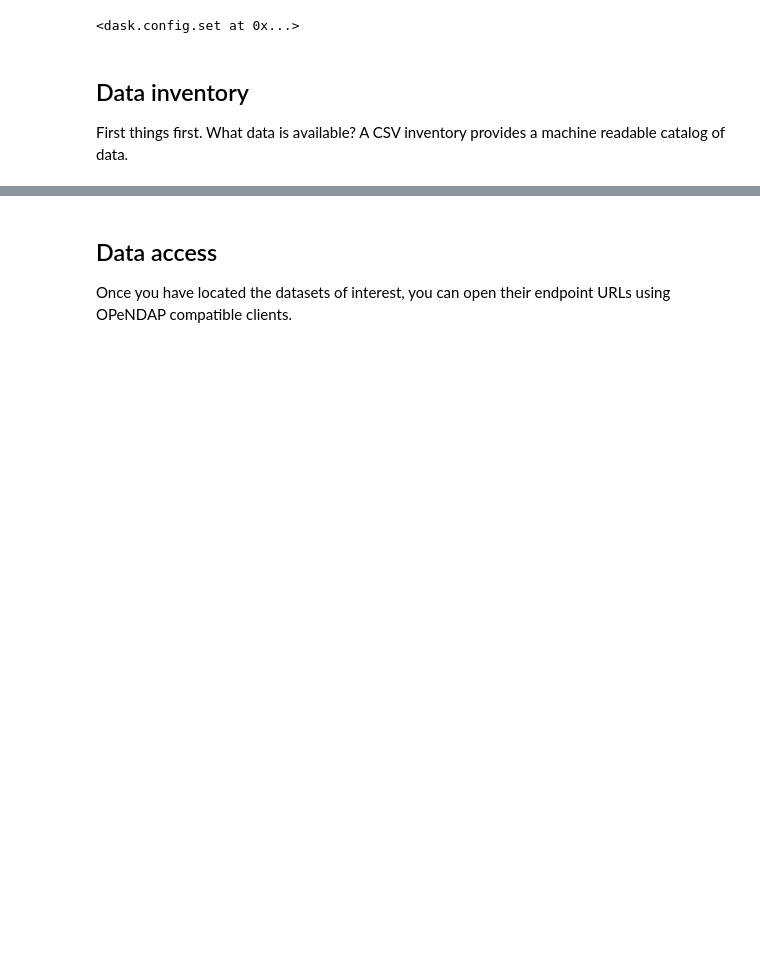
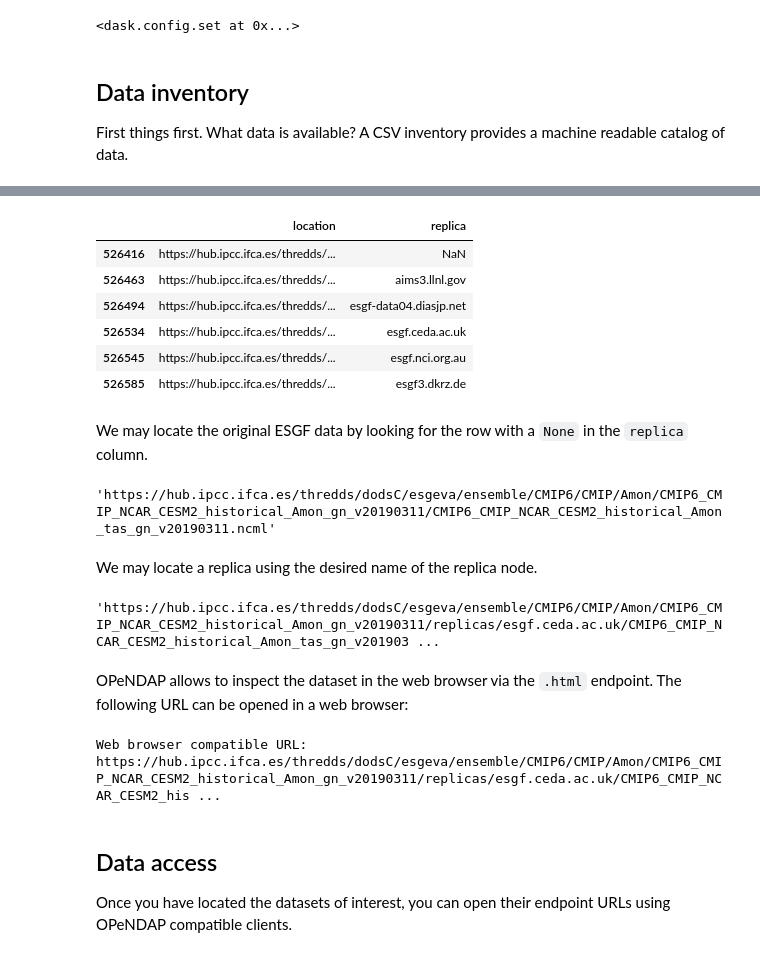
Before and after one commit to zequihg50/science-gateway-esgf, a Jupyter notebook: notebooks/getting-started.ipynb, the cells around one changed output, grey strips where cells are left out. Drawn from its saved outputs; the diff is of its cells as text; code cells hidden in the pictures; blank space fills up the shorter version.

```diff
--- a/notebooks/getting-started.ipynb
+++ b/notebooks/getting-started.ipynb
@@ -45,3 +40,39 @@ We can distinguish replicas from master datasets in the inventory using the colu
+# %%
+# Find a dataset
+subset = df.query("product == 'CMIP' & model == 'CESM2' & experiment == 'historical' & table == 'Amon' & variable == 'tas' & version == 'v20190311'")
+
+# See available data nodes
+subset[["location", "replica"]]
+# %% [output]
+|  | location | replica |
+| 526416 | https://hub.ipcc.ifca.es/thredds/... | NaN |
+| 526463 | https://hub.ipcc.ifca.es/thredds/... | aims3.llnl.gov |
+| 526494 | https://hub.ipcc.ifca.es/thredds/... | esgf-data04.diasjp.net |
+| 526534 | https://hub.ipcc.ifca.es/thredds/... | esgf.ceda.ac.uk |
+| 526545 | https://hub.ipcc.ifca.es/thredds/... | esgf.nci.org.au |
+| 526585 | https://hub.ipcc.ifca.es/thredds/... | esgf3.dkrz.de |
+# %% [markdown]
+We may locate the original ESGF data by looking for the row with a `None` in the `replica` column.
+# %%
+# Select a data node and get the url
+url = subset.query("replica.isnull()")["location"].iloc[0]
+url
+# %% [output]
+'https://hub.ipcc.ifca.es/thredds/dodsC/esgeva/ensemble/CMIP6/CMIP/Amon/CMIP6_CMIP_NCAR_CESM2_historical_Amon_gn_v20190311/CMIP6_CMIP_NCAR_CESM2_historical_Amon_tas_gn_v20190311.ncml'
+# %% [markdown]
+We may locate a replica using the desired name of the replica node.
+# %%
+# Select a data node and get the url
+url = subset.query("replica == 'esgf.ceda.ac.uk'")["location"].iloc[0]
+url
+# %% [output]
+'https://hub.ipcc.ifca.es/thredds/dodsC/esgeva/ensemble/CMIP6/CMIP/Amon/CMIP6_CMIP_NCAR_CESM2_historical_Amon_gn_v20190311/replicas/esgf.ceda.ac.uk/CMIP6_CMIP_NCAR_CESM2_historical_Amon_tas_gn_v201903 ...
+# %% [markdown]
+OPeNDAP allows to inspect the dataset in the web browser via the `.html` endpoint. The following URL can be opened in a web browser:
+# %%
+print(f"Web browser compatible URL: {url}.html")
+# %% [output]
+Web browser compatible URL: https://hub.ipcc.ifca.es/thredds/dodsC/esgeva/ensemble/CMIP6/CMIP/Amon/CMIP6_CMIP_NCAR_CESM2_historical_Amon_gn_v20190311/replicas/esgf.ceda.ac.uk/CMIP6_CMIP_NCAR_CESM2_his ...
 # %% [markdown]
 ## Data access
 
```
Also changed, not shown: parts of 16 cells of this notebook, 21 other files.
